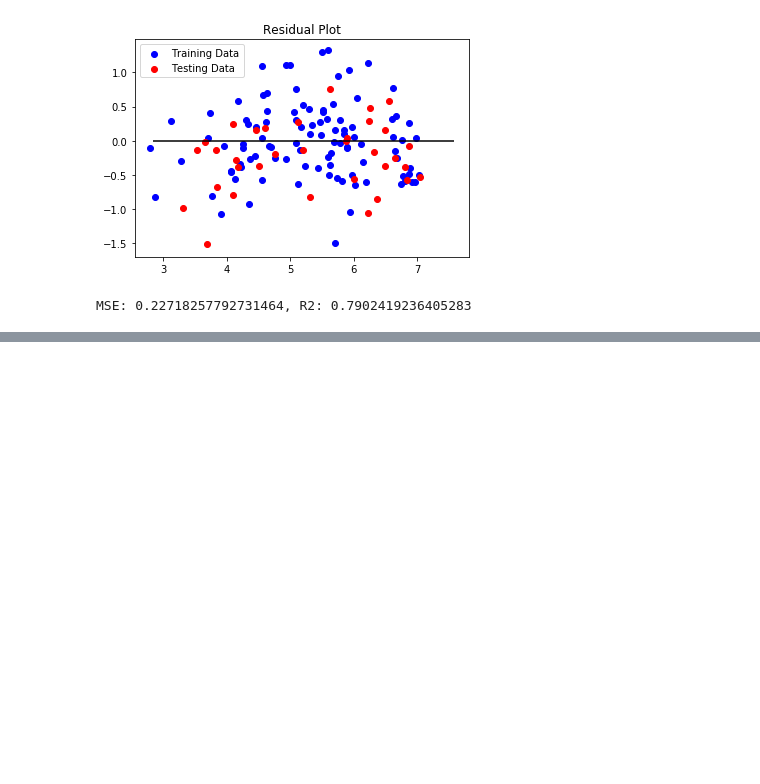
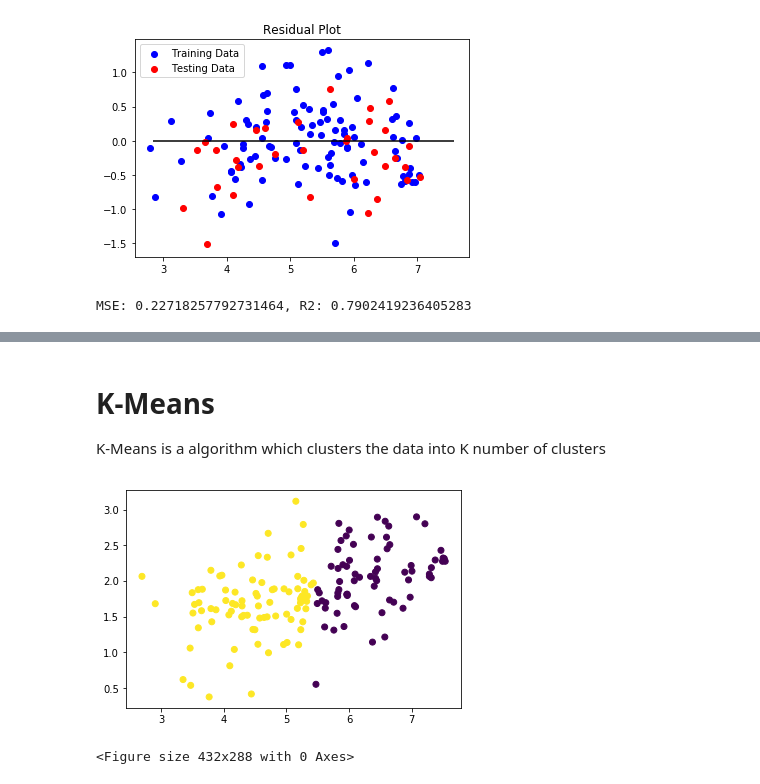
Before and after one commit to xliu510/Happiness, a Jupyter notebook: Import-export-clean-data.ipynb, the cells around one changed output, grey strips where cells are left out. Cells and saved outputs as stored; diff of their text form; code cells hidden in the pictures; blank space fills up the shorter version.

```diff
--- a/Import-export-clean-data.ipynb
+++ b/Import-export-clean-data.ipynb
@@ -250,24 +273,0 @@ This converts the linear regression output to a probability.
-# %%
-#Translate Country status to 1 and 0
-Life_Expectancy_Data_df_2015_ml = World_Happiness_Life_Expectancy_df_dropyear[['Status','Happiness_Score_2015','Life_expectancy','Income']]
-Life_Expectancy_Data_df_2015_ml = Life_Expectancy_Data_df_2015_ml.replace({'Status' : { 'Developed' : 1, 'Developing' : 0}})
-Life_Expectancy_Data_df_2015_ml.head()
-# Assign X (data) and y (target)
-X = Life_Expectancy_Data_df_2015_ml.drop("Status", axis=1)
-#X = weekly_hours_avg_worked_job_df_2015_2016_2017_df("Value", axis=1)
-y = Life_Expectancy_Data_df_2015_ml["Status"]
-#print(X.shape, y.shape)
-from sklearn.model_selection import train_test_split
-X_train, X_test, y_train, y_test = train_test_split(X, y, random_state=1, stratify=y)
-from sklearn.linear_model import LogisticRegression
-classifier = LogisticRegression()
-print(classifier)
-#Fit
-classifier.fit(X_train, y_train)
-print(f"Training Data Score: {classifier.score(X_train, y_train)}")
-print(f"Testing Data Score: {classifier.score(X_test, y_test)}")
-#Plot
-new_data = np.array([[5, 70]])
-plt.scatter(X.iloc[:, 0], X.iloc[:, 1], c=y)
-plt.scatter(new_data[0, 0], new_data[0, 1], c="r", marker="o", s=100)
-#plt.scatter(new_data[0, 0], new_data[0, 1], c="r", marker="o", s=100)
@@ -352,0 +274,3 @@ k=20 Test Acc: 0.735
+# %% [markdown]
+# K-Means
+K-Means is a algorithm which clusters the data into K number of clusters
@@ -352,0 +289,23 @@ k=20 Test Acc: 0.735
+# %%
+n_clusters=2
+def Kmeans(x, y):
+    km= cluster.KMeans(x)
+    km_result=km.fit_predict(y)
+    return(km_result)
+# %%
+country=World_Happiness_Report_2017_df[World_Happiness_Report_2017_df.columns[0]]
+data= World_Happiness_Report_2017_df.iloc[:,2:]
+def normalizedData(x):
+    normalised = StandardScaler()
+    normalised.fit_transform(x)
+    return(x)
+# %%
+data = normalizedData(data)
+km_result = Kmeans(2,data)
+data['Kmeans'] = pd.DataFrame(km_result)
+plt.scatter(data.iloc[:, 0], data.iloc[:, 9],  c=km_result)
+plt.show()
+plt.savefig('ml-images/World_Happiness_2017_kmeans.png', bbox_inches='tight')
+# %% [output]
+[figure, added]
+<Figure size 432x288 with 0 Axes>
```
Also changed, not shown: parts of 27 cells of this notebook, 7 other files.
